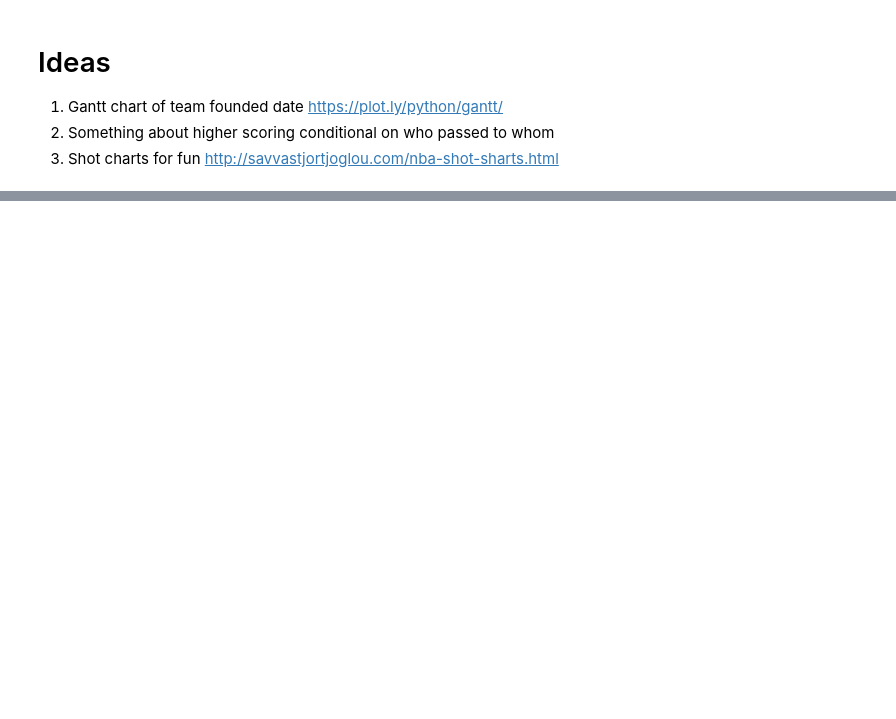
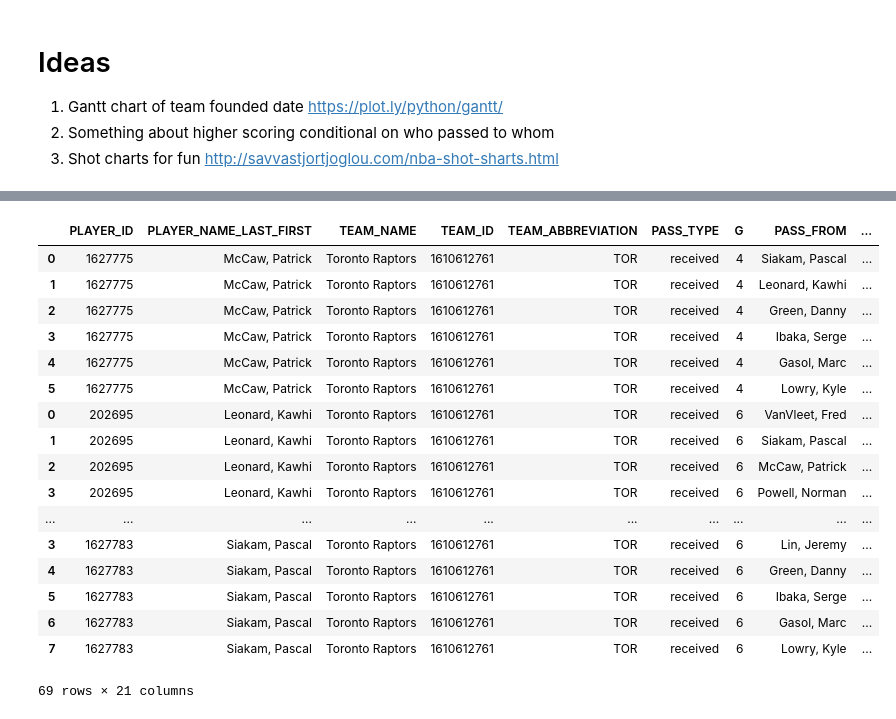
Before and after one commit to monicamow/nba_passes, a Jupyter notebook: nba_api.ipynb, the cells around one changed output, grey strips where cells are left out. Saved outputs shown, nothing was run; the diff lists cells and outputs as text; code cells hidden in the pictures; blank space fills up the shorter version.

Commit message:
toronto passes received csv created

```diff
--- a/nba_api.ipynb
+++ b/nba_api.ipynb
@@ -96,20 +130,7 @@ last_n_games='0'
 month='0'
 opponent_team_id='1610612744'
 per_mode_simple='PerGame'
-player_id='202695'
+#player_id='1627775'
 season='2018-19'
 team_id='0'
 season_type_all_star='Playoffs'
-
-passes_received = playerdashptpass.PlayerDashPtPass(
-    last_n_games=last_n_games,
-    month=month,
-    opponent_team_id=opponent_team_id,
-    per_mode_simple=per_mode_simple,
-    player_id=player_id,
-    season=season,
-    team_id=team_id,
-    season_type_all_star=season_type_all_star
-)
-
-passes_received.get_data_frames()[1]
@@ -126,0 +137,18 @@ passes_received.get_data_frames()[1]
+# %%
+appended_data = []
+
+for player_id in player_ids:
+    passes_received_temp = playerdashptpass.PlayerDashPtPass(
+        last_n_games=last_n_games,
+        month=month,
+        opponent_team_id=opponent_team_id,
+        per_mode_simple=per_mode_simple,
+        player_id=str(player_id),
+        season=season,
+        team_id=team_id,
+        season_type_all_star=season_type_all_star,
+        headers=custom_headers, timeout=100
+    )
+
+    passes_received_df_temp = passes_received_temp.get_data_frames()[1]
+    appended_data.append(passes_received_df_temp)
@@ -132,0 +179,24 @@ passes_received.get_data_frames()[1]
+# %%
+appended_data
+appended_data = pd.concat(appended_data)
+# %%
+appended_data
+# %% [output]
+|  | PLAYER_ID | PLAYER_NAME_LAST_FIRST | TEAM_NAME | TEAM_ID | TEAM_ABBREVIATION | PASS_TYPE | G | PASS_FROM | ... |
+| 0 | 1627775 | McCaw, Patrick | Toronto Raptors | 1610612761 | TOR | received | 4 | Siakam, Pascal | ... |
+| 1 | 1627775 | McCaw, Patrick | Toronto Raptors | 1610612761 | TOR | received | 4 | Leonard, Kawhi | ... |
+| 2 | 1627775 | McCaw, Patrick | Toronto Raptors | 1610612761 | TOR | received | 4 | Green, Danny | ... |
+| 3 | 1627775 | McCaw, Patrick | Toronto Raptors | 1610612761 | TOR | received | 4 | Ibaka, Serge | ... |
+| 4 | 1627775 | McCaw, Patrick | Toronto Raptors | 1610612761 | TOR | received | 4 | Gasol, Marc | ... |
+| 5 | 1627775 | McCaw, Patrick | Toronto Raptors | 1610612761 | TOR | received | 4 | Lowry, Kyle | ... |
+| 0 | 202695 | Leonard, Kawhi | Toronto Raptors | 1610612761 | TOR | received | 6 | VanVleet, Fred | ... |
+| 1 | 202695 | Leonard, Kawhi | Toronto Raptors | 1610612761 | TOR | received | 6 | Siakam, Pascal | ... |
+| 2 | 202695 | Leonard, Kawhi | Toronto Raptors | 1610612761 | TOR | received | 6 | McCaw, Patrick | ... |
+| 3 | 202695 | Leonard, Kawhi | Toronto Raptors | 1610612761 | TOR | received | 6 | Powell, Norman | ... |
+| ... | ... | ... | ... | ... | ... | ... | ... | ... | ... |
+| 3 | 1627783 | Siakam, Pascal | Toronto Raptors | 1610612761 | TOR | received | 6 | Lin, Jeremy | ... |
+| 4 | 1627783 | Siakam, Pascal | Toronto Raptors | 1610612761 | TOR | received | 6 | Green, Danny | ... |
+| 5 | 1627783 | Siakam, Pascal | Toronto Raptors | 1610612761 | TOR | received | 6 | Ibaka, Serge | ... |
+| 6 | 1627783 | Siakam, Pascal | Toronto Raptors | 1610612761 | TOR | received | 6 | Gasol, Marc | ... |
+| 7 | 1627783 | Siakam, Pascal | Toronto Raptors | 1610612761 | TOR | received | 6 | Lowry, Kyle | ... |
+69 rows × 21 columns
```
Also changed, not shown: parts of 9 cells of this notebook, 1 other file.
